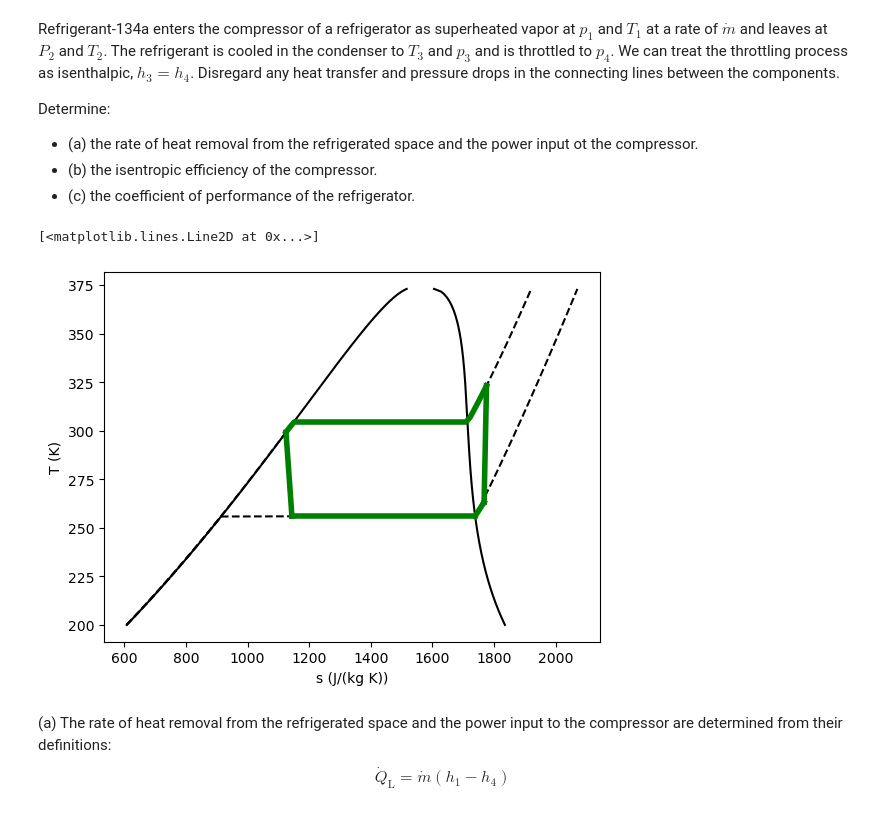
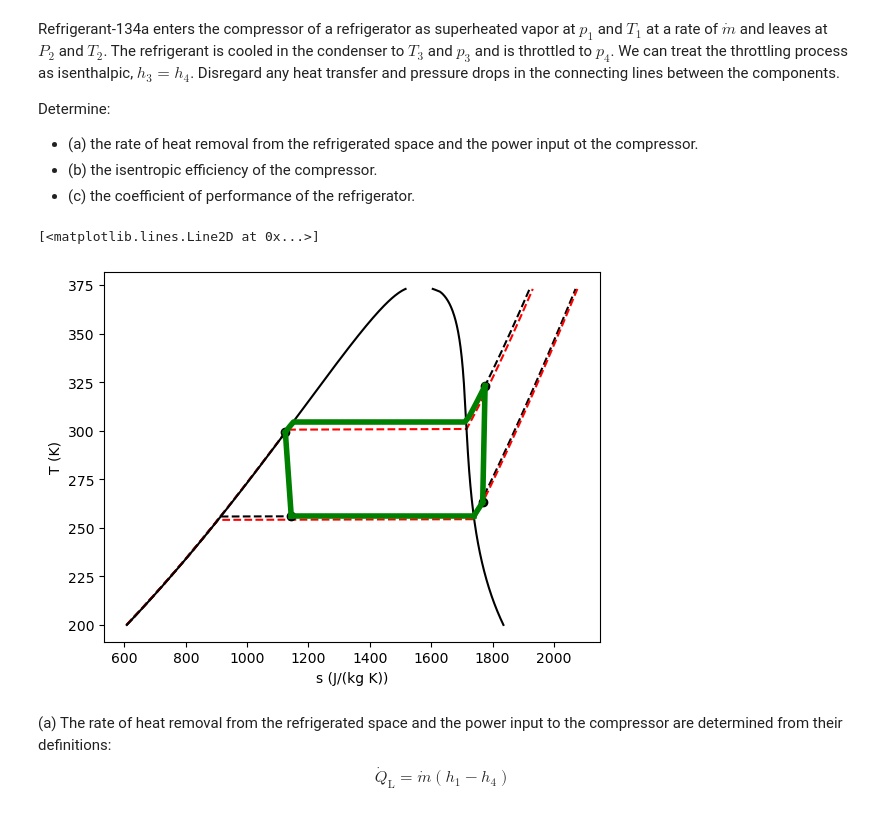
Before and after one commit to mtsn-lab/me40, a Jupyter notebook: scripts/refrigerationCycleActual.ipynb, the cells around one changed output. Saved outputs shown, nothing was run; the diff lists cells and outputs as text; code cells hidden in the pictures.

```diff
--- a/scripts/refrigerationCycleActual.ipynb
+++ b/scripts/refrigerationCycleActual.ipynb
@@ -57,37 +57,48 @@ T = np.linspace(200, 373, 500) # range of temperatures
 for P in [P4,P2]: #MPa
     S = [PropsSI('S','P',P,'T',t,fluid) for t in T]
     plt.plot(S, T, 'k--')
+
+for P in [P1,P3]: #MPa
+    S_13 = [PropsSI('S','P',P,'T',t,fluid) for t in T]
+    plt.plot(S_13, T, 'r--')
 
 # saturated vapor and liquid entropy lines
 svap = [PropsSI('S','T',t,'Q',1,fluid) for t in T]
 sliq = [PropsSI('S','T',t,'Q',0,fluid) for t in T]
 
 #sliq = [s.s for s in [IAPWS97(T=t, x=0) for t in T]]
 
 plt.plot(svap, T, 'k-')
 plt.plot(sliq, T, 'k-')
 
 plt.xlabel('s (J/(kg K))')
 plt.ylabel('T (K)')
-plt.savefig('vaporCompression.png')
+# plt.savefig('vaporCompression.png')
+
+plt.plot(s1, T1, 'o', color='k')
+plt.plot(s2, T2, 'o', color='k')
+plt.plot(s3, T3, 'o', color='k')
+plt.plot(s4, T4, 'o', color='k')
+
+plt.savefig('vaporCompressionCycleActual-Ts.png')
 
 plt.plot([s1, s2], [T1, T2], 'g-', lw=4) # Path 1 to 2
 
 S23 = np.linspace(s2, s3)
 T23 = [PropsSI('T','P',P2,'S',s,'R134a') for s in S23]
 plt.plot(S23,T23, 'g-', lw=4)
 
 plt.plot([s3, s4], [T3, T4], 'g-', lw=4) # path from 3 to 4
 
 T41 = np.linspace(T4, T4)
 Q41 = np.linspace(Q4, 1)
 S41 = [PropsSI('S','P',P4,'Q',q,'R134a') for q in Q41]
 plt.plot(S41, T41, 'g-', lw=4) # and from 4 to 1 is isobaric
 
 plt.plot([PropsSI('S','P',P4,'Q',1,'R134a'), s1], [T4, T1], 'g-', lw=4) # Path 1 to 2
 # %% [output]
 [<matplotlib.lines.Line2D at 0x...>]
-[figure, old version]
+[figure, new version]
 # %% [markdown]
 (a) The rate of heat removal from the refrigerated space and the power input to the compressor are determined from their definitions:
 $$\dot{Q}_\text{L} = \dot{m} \left( h_1 - h_4 \right) $$
```
Also changed, not shown: parts of 1 cell of this notebook, 1 other file.
